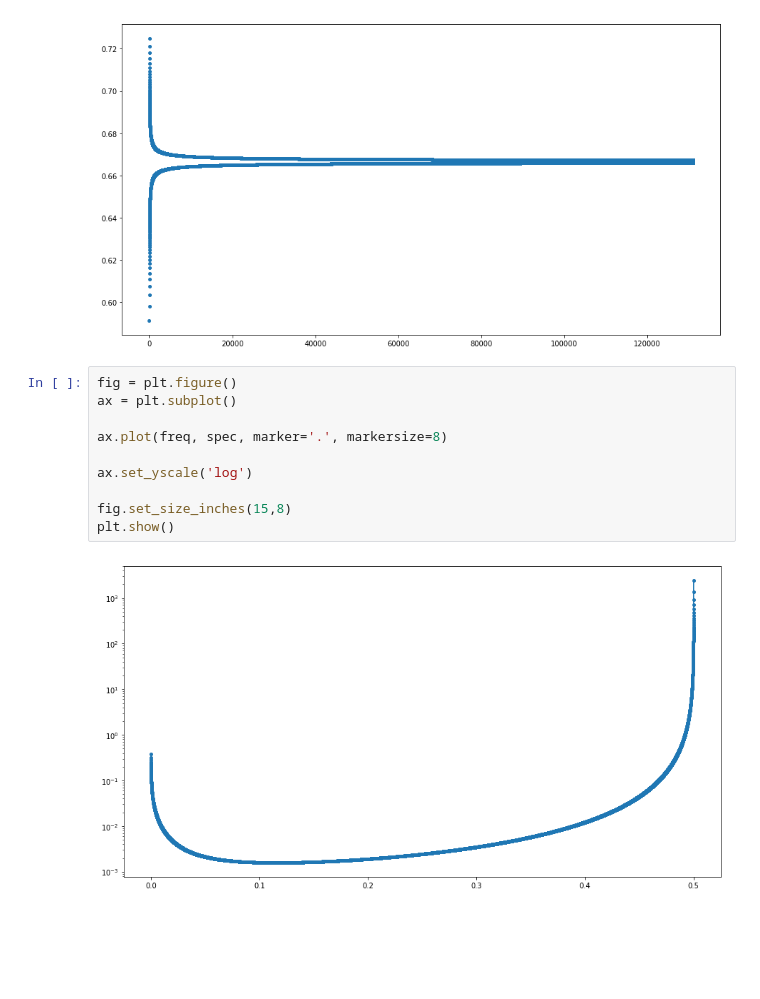
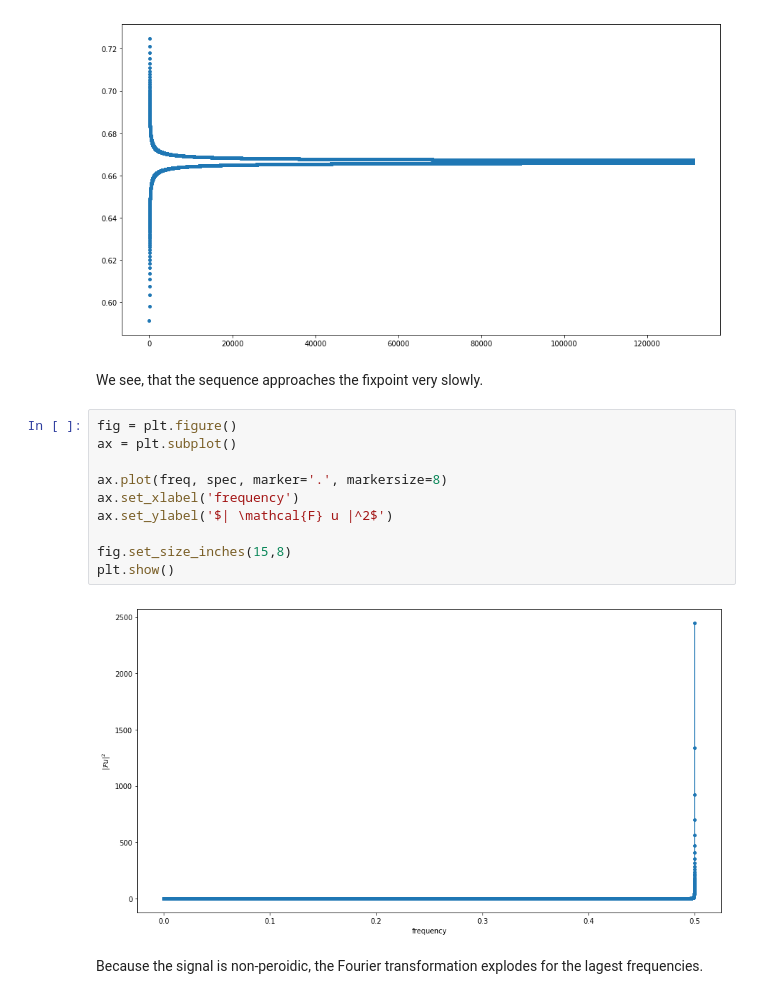
Before and after one commit to ManshaP/CCEES, a Jupyter notebook: exercise_3/2_spectrum_of_logistic_map.ipynb, the cells around one changed output. Cells and saved outputs as stored; diff of their text form; blank space fills up the shorter version.

```diff
--- a/exercise_3/2_spectrum_of_logistic_map.ipynb
+++ b/exercise_3/2_spectrum_of_logistic_map.ipynb
@@ -123,15 +138,19 @@ fig.set_size_inches(15,8)
 plt.show()
 # %% [output]
 [figure]
+# %% [markdown]
+We see, that the sequence approaches the fixpoint very slowly.
 # %%
 fig = plt.figure()
 ax = plt.subplot()
 
 ax.plot(freq, spec, marker='.', markersize=8)
-
-ax.set_yscale('log')
+ax.set_xlabel('frequency')
+ax.set_ylabel('$| \mathcal{F} u |^2$')
 
 fig.set_size_inches(15,8)
 plt.show()
 # %% [output]
-[figure, old version]
+[figure, new version]
+# %% [markdown]
+Because the signal is non-peroidic, the Fourier transformation explodes for the lagest frequencies.
```
Also changed, not shown: parts of 9 cells of this notebook.
